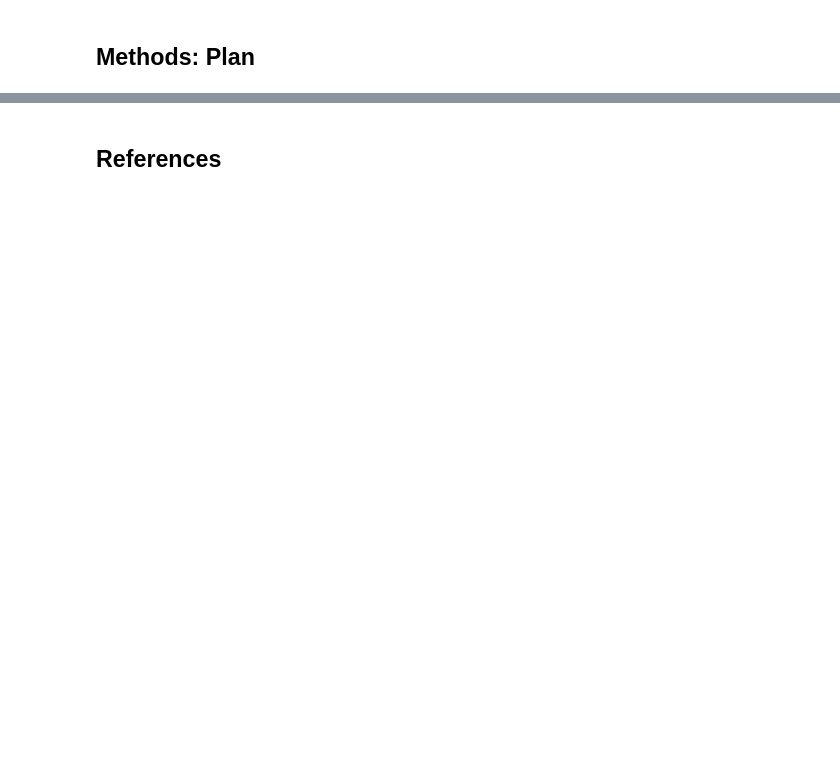
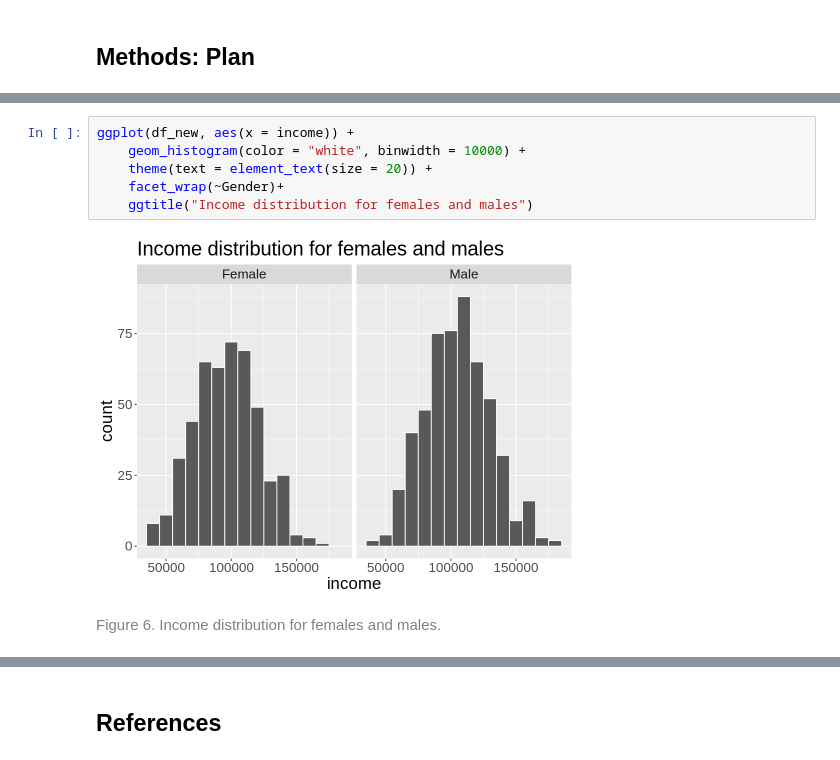
Before and after one commit to kristennli/stat201, a Jupyter notebook: Project Proposal.ipynb, the cells around one changed output, grey strips where cells are left out. Cells and saved outputs as stored; diff of their text form; blank space fills up the shorter version.

```diff
--- a/Project Proposal.ipynb
+++ b/Project Proposal.ipynb
@@ -211,0 +362,10 @@ According to Statistics Canada’s report, the gender wage gap persists. We expe
+# %%
+ggplot(df_new, aes(x = income)) +
+    geom_histogram(color = "white", binwidth = 10000) +
+    theme(text = element_text(size = 20)) +
+    facet_wrap(~Gender)+
+    ggtitle("Income distribution for females and males")
+# %% [output]
+[figure, added]
+# %% [markdown]
+<font color='grey'> Figure 6. Income distribution for females and males.
```
Also changed, not shown: parts of 43 cells of this notebook.
